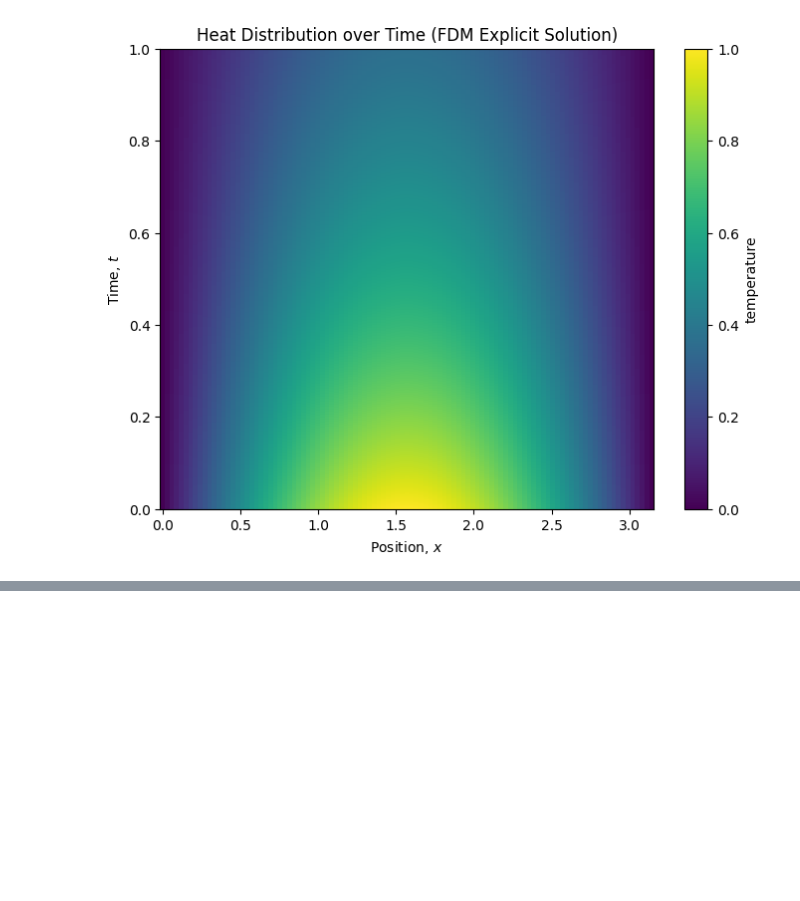
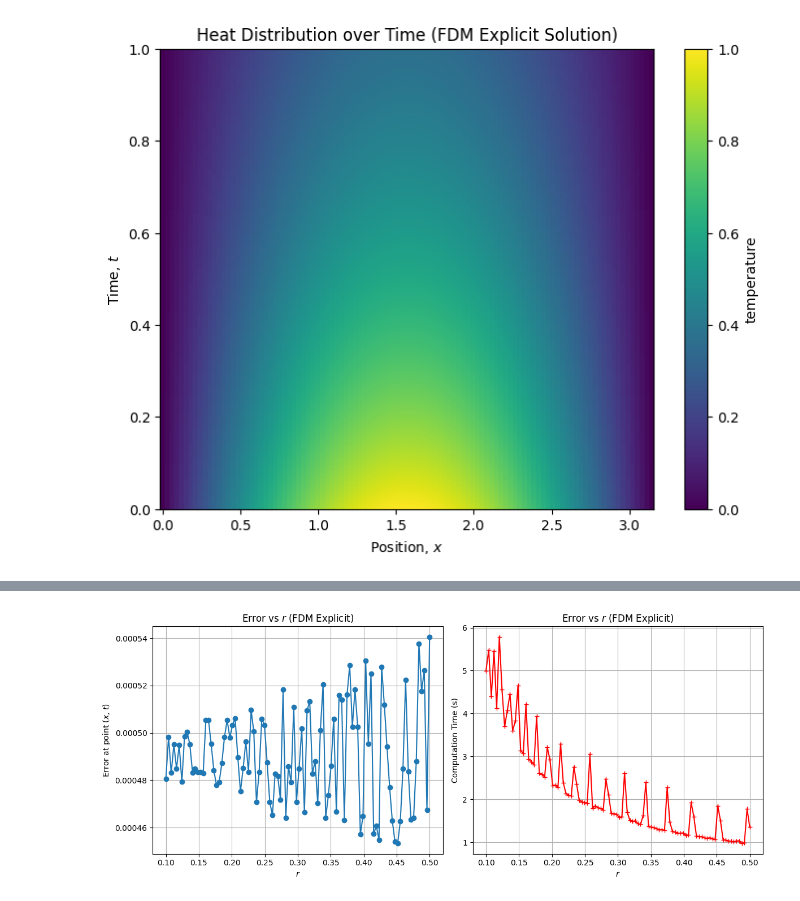
Before and after one commit to PradeC123/Numerical-Solution-to-PDE-GD-Smith-, a Jupyter notebook: Chapter2_PDE_FDM,_Convergence,_Stability_GD_Smith_(Pranav_Chopde).ipynb, the cells around one changed output, grey strips where cells are left out. Cells and saved outputs as stored; diff of their text form; code cells hidden in the pictures; blank space fills up the shorter version.

```diff
--- a/Chapter2_PDE_FDM,_Convergence,_Stability_GD_Smith_(Pranav_Chopde).ipynb
+++ b/Chapter2_PDE_FDM,_Convergence,_Stability_GD_Smith_(Pranav_Chopde).ipynb
@@ -255,0 +335,13 @@ To solve the equation, one typically rearranges it into a form that can be solve
+# %%
+# Parameters for demonstration of error and computation time as a function of r
+r_values = np.linspace(0.1, 0.5, 100)  # Example range of r values
+dx = 0.02
+L = np.pi  # Length of the domain
+T = 1  # Total time
+alpha = 1  # Thermal diffusivity
+x_point = L / 2  # Specific point in space
+t_point = T / 2  # Specific point in time
+verbose = 1 #(0 or 1 only) (Other than that will raise an error)
+
+# Perform the analysis
+errors, computational_time = ErrorAnalysis_Actual_FDMExp_specific_point(r_values, dx, L, T, alpha, x_point, t_point, verbose = 1, scheme = 1)
@@ -255,0 +366,5 @@ To solve the equation, one typically rearranges it into a form that can be solve
+# %%
+# Error and computational_time vs r
+plot_Error_comptime(errors, computational_time, r_values, scheme = 1)
+# %% [output]
+[figure, added]
```
Also changed, not shown: parts of 13 cells of this notebook.
